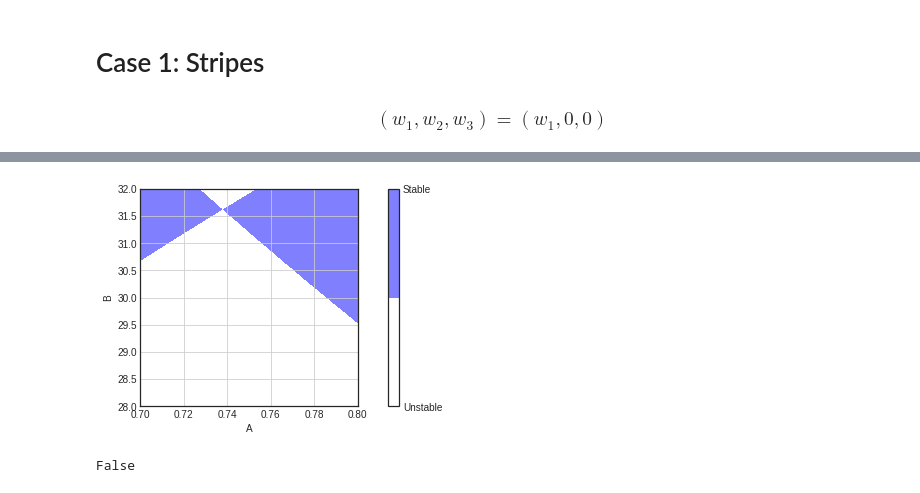
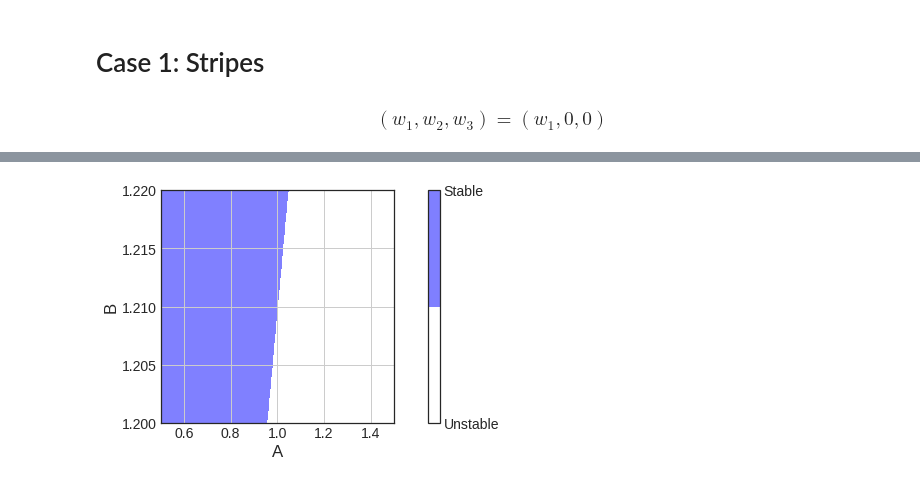
Before and after one commit to rpazuki/morpho_repo, a Jupyter notebook: amplitude_method/Amplitude_method_Brusselator_model-Copy1.ipynb, the cells around one changed output, grey strips where cells are left out. Drawn from its saved outputs; the diff is of its cells as text; code cells hidden in the pictures.

```diff
--- a/amplitude_method/Amplitude_method_Brusselator_model-Copy1.ipynb
+++ b/amplitude_method/Amplitude_method_Brusselator_model-Copy1.ipynb
@@ -648,7 +648,7 @@ sol_index = 1
 F_amp_strips = Array([[0, 0, 0]]).tomatrix()
 
 for i in range(3):
-    F_amp_strips[i] = (λ_c * W_s[i] + F_amp[i]).subs([(w_2, 0), (w_3, 0)]).simplify()
+    F_amp_strips[i] = F_amp[i].subs([(w_2, 0), (w_3, 0)]).simplify()
 
 # print the jacobian at the stationary solution
 lprint(r"$\left[ \begin{matrix} \frac{d w_{1}}{d t} \\ \frac{d w_{2}}{d t} \\ "
@@ -695,6 +695,6 @@ $\left| \frac{\partial f_i}{\partial |w_i|} \right|_{W_c=(w^{c}_1, 0, 0)}  =$ $\
 # %%
 λs_strip = []
-for i, k in enumerate(F_amp_J_strips.eigenvals().keys()):
-    lprint(r"$\lambda^{s}_" f"{i+1}" " =$ {0}", k)
-    λs_strip += [k]
+for i, key in enumerate(F_amp_J_strips.eigenvals().keys()):
+    lprint(r"$\lambda^{s}_" f"{i+1}" " =$ {0}", key)
+    λs_strip += [key]
 # %% [output]
@@ -714,5 +714,5 @@ we just need to study the sign of $\lambda^{s}_3$.
 # %%
-λs_strip_max = λs_strip[2].subs([(Abs(sqrt(λ_c/g_c)), sqrt(λ_c/g_c))]
+λs_strip_max = λs_strip[1].subs([(Abs(sqrt(λ_c/g_c)), sqrt(λ_c/g_c))]
     ).subs([(gamma_c, Gamma),
             (g_c, g),
             (kappa_c, kappa),
@@ -728,9 +795,9 @@ $\displaystyle \frac{6 \sqrt{2} A R \sqrt{- \frac{\left(B - \left(R + 1\right)^{
 # %%
 # Create a meshgrid [-4, 4]x[-2, 4] for (A, B) domain
-L_A_min = 0.7
-L_A_max = 0.8
-L_B_min = 28
-L_B_max = 32
+L_A_min = .5
+L_A_max = 1.5
+L_B_min = 1.2
+L_B_max = 1.22
 A_size = 600
 B_size = 600
 A_axis = np.linspace(L_A_min, L_A_max, A_size)
@@ -739,64 +806,52 @@ A_grid, B_grid = np.meshgrid(A_axis, B_axis, sparse=False)
 
 D_u_val = 0.001
 D_v_val = 0.1
+
+# k_2_c_1 > k_2_c_2
 k_2_c_1_f = lambdify([A, B], k_2_c_1.subs([(D_u, D_u_val), (D_v, D_v_val)]), 'numpy')
-k_2_c_2_f = lambdify([A, B], k_2_c_2.subs([(D_u, D_u_val), (D_v, D_v_val)]), 'numpy')
 
+#
 def R_val_1(A, B):
     return D_u_val * k_2_c_1_f(A, B)
 
-def R_val_2(A, B):
-    return D_u_val * k_2_c_2_f(A, B)
 
 λs_strip_max_f = lambdify([A, B, R], λs_strip_max, 'numpy')
 
 def λs_strip_max_f2_1(A, B):
     return λs_strip_max_f(A, B, R_val_1(A, B))
 
-def λs_strip_max_f2_2(A, B):
-    return λs_strip_max_f(A, B, R_val_2(A, B))
 
 # Plotting
 fig = plt.figure(figsize=(11,4))
 plt.style.use('seaborn-white')
 
 # Numerically calculate the largest eigenvalues
-
-# domain1_1 =np.real(λs_strip_max_f2_1(np.complex64(A_grid), np.complex64(B_grid)))
-# domain1_2 =np.real(λs_strip_max_f2_2(np.complex64(A_grid), np.complex64(B_grid)))
-# domain = np.where(np.bool8(domain1_1 <= 0) | np.bool8(domain1_2 <= 0), True, False)
-
-
-#domain =np.real(λs_strip_max_f2_1(np.complex64(A_grid), np.complex64(B_grid)))
-domain =np.real(λs_strip_max_f2_2(np.complex64(A_grid), np.complex64(B_grid)))
+domain =np.real(λs_strip_max_f2_1(np.complex64(A_grid), np.complex64(B_grid)))
+#domain = λs_strip_max_f2_1(A_grid, B_grid)
 domain = np.where(domain <= 0, True, False)
 #domain[domain > 0] = False
 #domain[domain <= 0] = True
 #domain[np.isnan(domain)] = False
 
-domain2 = A_grid >  R_val(A_grid, B_grid)
+domain2 = A_grid >=  R_val_1(A_grid, B_grid)
 #  B > B_c = (R+1)^2
-domain3 = B_grid > (R_val(A_grid, B_grid) + 1)**2
+domain3 = B_grid >= (R_val_1(A_grid, B_grid) + 1)**2
 
 
-domain_intersect = np.bool8(domain) #& np.bool8(domain3)#& np.bool8(domain2) #
+domain_intersect = np.bool8(domain) & np.bool8(domain2) & np.bool8(domain3)#
 # plot the domain by using zero as the levelset
 ax = fig.add_subplot(111)
 #plot_two_levels(ax, np.float16(np.bool8(domain)), [0, L, 0, L], "A", "R", 0, ['Unstable', 'Stable'])
 #plot_two_levels(ax, np.float16(domain2), [0, L, 0, L], "A", "R", 0, ['Unstable', 'Stable'], color='red')
 plot_two_levels(ax, np.float16(domain_intersect),
                 extent=[L_A_min, L_A_max, L_B_min, L_B_max],
                 aspect=(L_A_max-L_A_min)/(L_B_max-L_B_min),
                 xlabel="A",
                 ylabel="B",
                 level=0,
                 level_names=['Unstable', 'Stable'],
                 color='blue')
 
 plt.show()
 # %% [output]
-[figure, old version]
+[figure, new version]
-# %%
-np.any(np.isnan(R_val(A_grid, B_grid)))
-# %% [output]
-False
```
Also changed, not shown: parts of 23 cells of this notebook, 10 other files.
